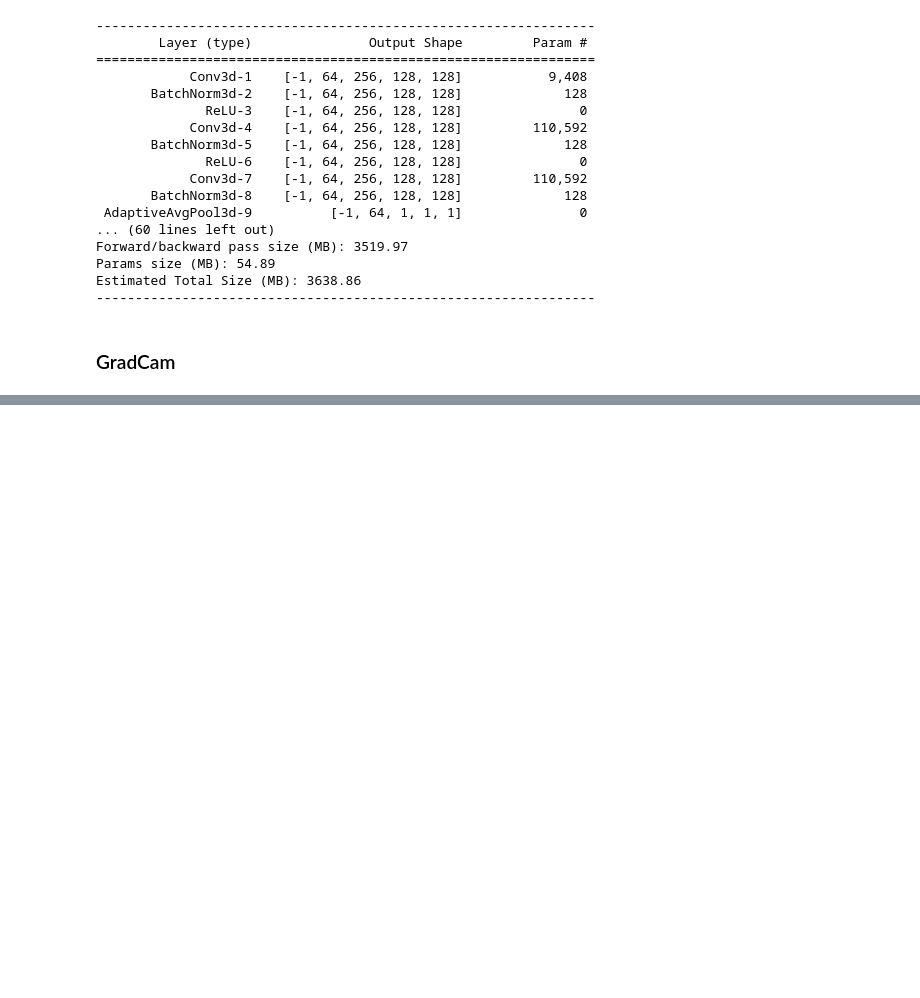
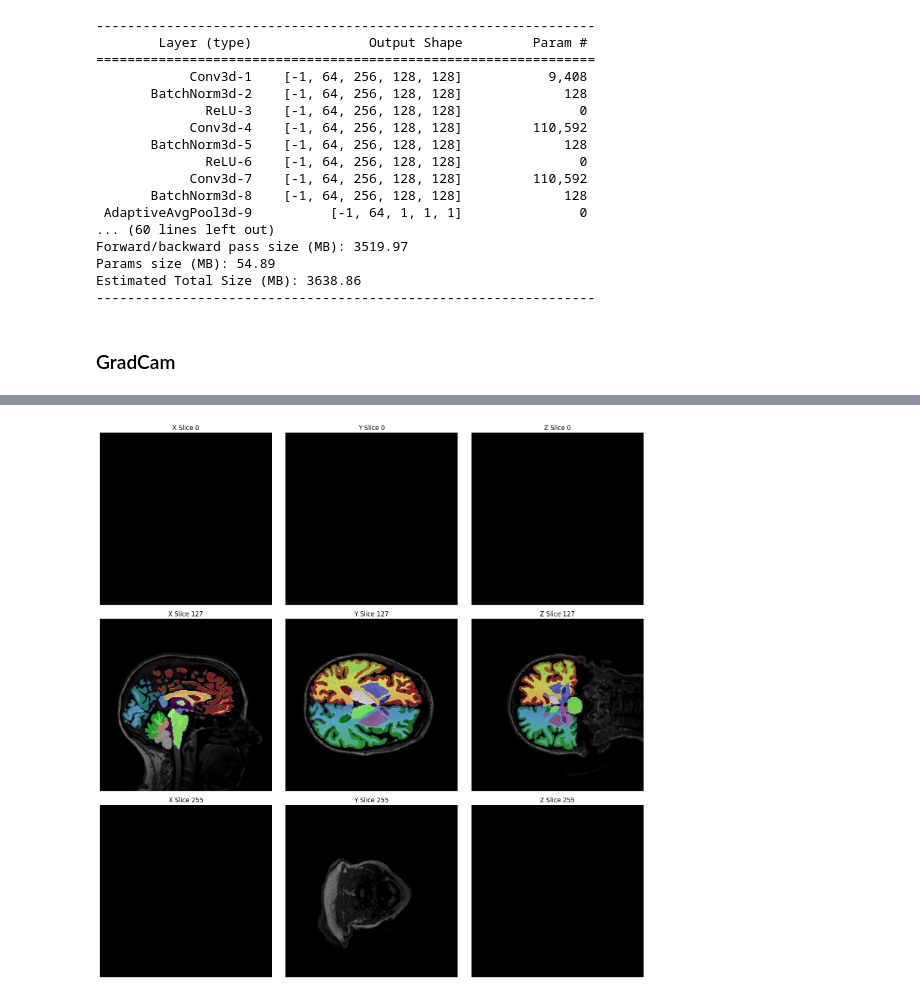
Before and after one commit to sujuntao2022/ADNI-XAI, a Jupyter notebook: Interpretation_visualize.ipynb, the cells around one changed output, grey strips where cells are left out. Cells and saved outputs as stored; diff of their text form; code cells hidden in the pictures; blank space fills up the shorter version.

```diff
--- a/Interpretation_visualize.ipynb
+++ b/Interpretation_visualize.ipynb
@@ -1254,0 +1549,41 @@ plt.show()
+# %%
+import numpy as np
+import matplotlib.pyplot as plt
+
+def plot_slices(mri_img, mask, num_slices=3, num_regions=326):
+    x_dim, y_dim, z_dim = mri_img.shape
+
+    x_slices = np.linspace(0, x_dim - 1, num_slices, dtype=int)
+    y_slices = np.linspace(0, y_dim - 1, num_slices, dtype=int)
+    z_slices = np.linspace(0, z_dim - 1, num_slices, dtype=int)
+
+    cmap = plt.get_cmap('nipy_spectral', num_regions)
+
+    fig, axes = plt.subplots(3, 3, figsize=(15, 15))
+
+    for i, slice_idx in enumerate(x_slices):
+        axes[i, 0].imshow(mri_img[slice_idx, :, :], cmap='gray')
+        axes[i, 0].imshow(mask[slice_idx, :, :], cmap=cmap, alpha=0.5)
+        axes[i, 0].set_title(f'X Slice {slice_idx}')
+
+    for i, slice_idx in enumerate(y_slices):
+        axes[i, 1].imshow(mri_img[:, slice_idx, :], cmap='gray')
+        axes[i, 1].imshow(mask[:, slice_idx, :], cmap=cmap, alpha=0.5)
+        axes[i, 1].set_title(f'Y Slice {slice_idx}')
+
+    for i, slice_idx in enumerate(z_slices):
+        axes[i, 2].imshow(mri_img[:, :, slice_idx], cmap='gray')
+        axes[i, 2].imshow(mask[:, :, slice_idx], cmap=cmap, alpha=0.5)
+        axes[i, 2].set_title(f'Z Slice {slice_idx}')
+
+    for ax in axes.flatten():
+        ax.axis('off')
+
+    plt.tight_layout()
+    plt.show()
+
+mri_img = image_data
+mask = new_mask
+plot_slices(mri_img, mask)
+# %% [output]
+[figure, added]
```
Also changed, not shown: parts of 30 cells of this notebook, 3 other files.
